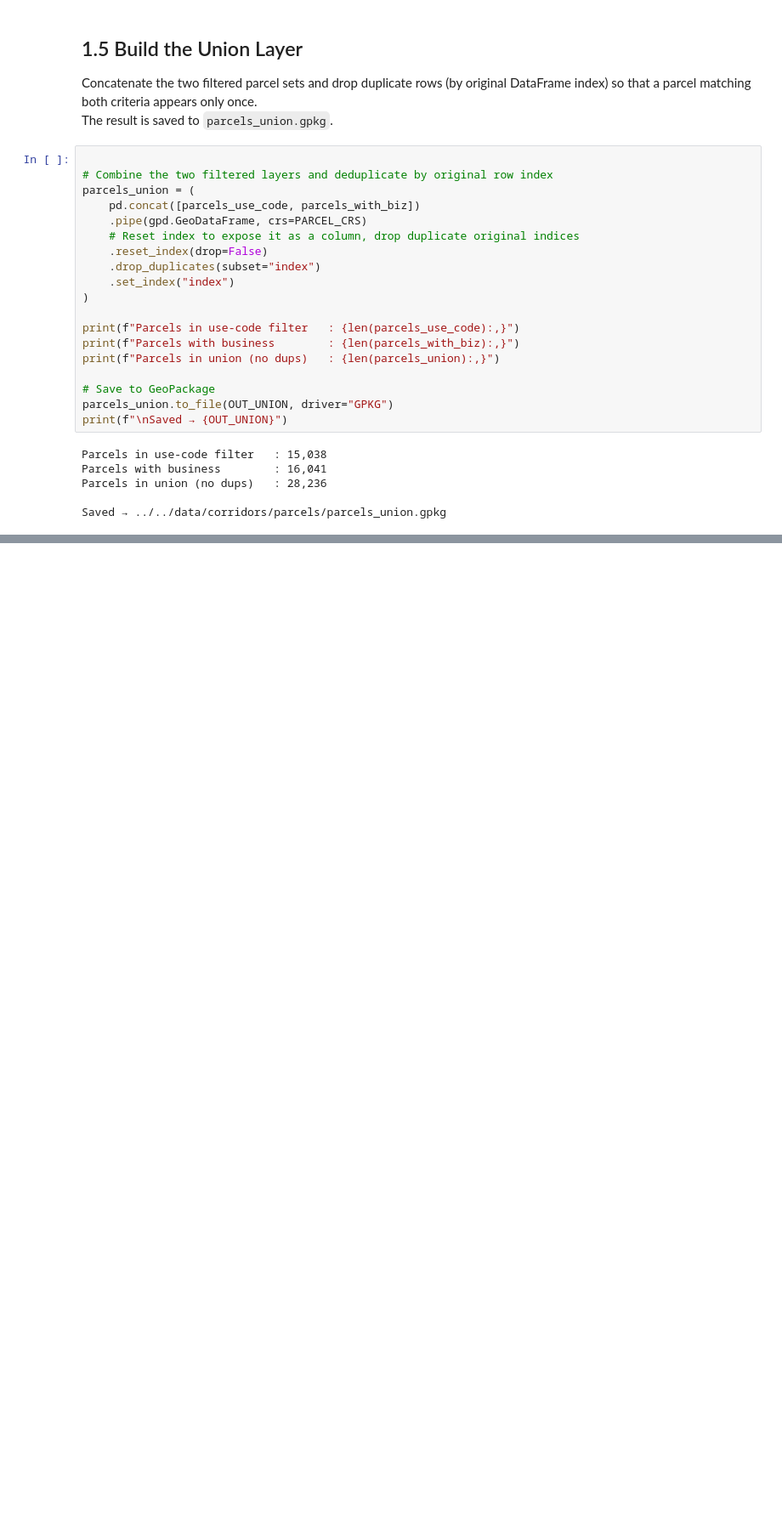
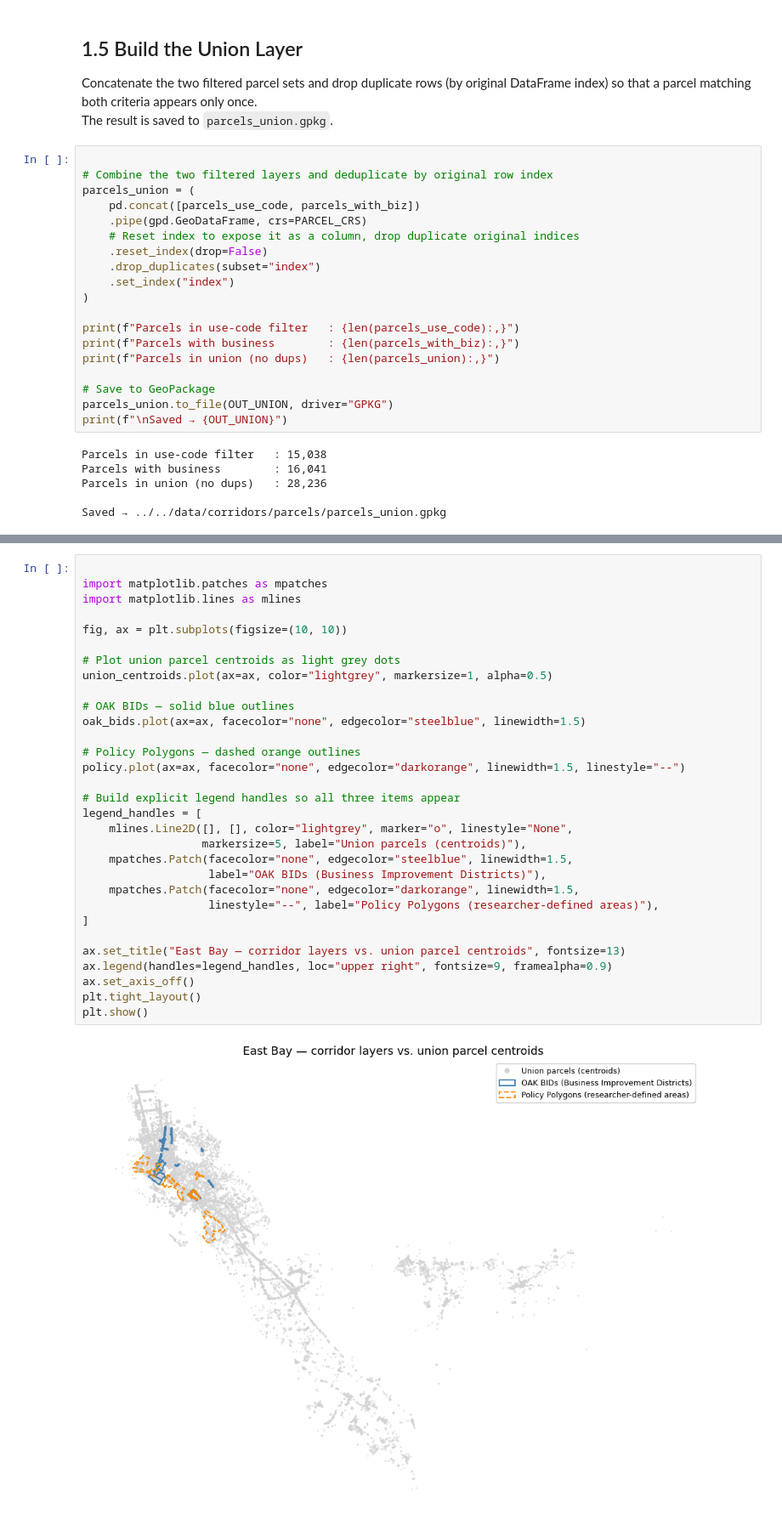
Before and after one commit to schoolofcities/eddit-east-bay, a Jupyter notebook: analysis/prelim/identify_prelim_corridors_parcels.ipynb, the cells around one changed output, grey strips where cells are left out. Shown at 85% size. Drawn from its saved outputs; the diff is of its cells as text; blank space fills up the shorter version.

```diff
--- a/analysis/prelim/identify_prelim_corridors_parcels.ipynb
+++ b/analysis/prelim/identify_prelim_corridors_parcels.ipynb
@@ -204,0 +388,33 @@ Saved → ../../data/corridors/parcels/parcels_union.gpkg
+# %%
+
+import matplotlib.patches as mpatches
+import matplotlib.lines as mlines
+
+fig, ax = plt.subplots(figsize=(10, 10))
+
+# Plot union parcel centroids as light grey dots
+union_centroids.plot(ax=ax, color="lightgrey", markersize=1, alpha=0.5)
+
+# OAK BIDs — solid blue outlines
+oak_bids.plot(ax=ax, facecolor="none", edgecolor="steelblue", linewidth=1.5)
+
+# Policy Polygons — dashed orange outlines
+policy.plot(ax=ax, facecolor="none", edgecolor="darkorange", linewidth=1.5, linestyle="--")
+
+# Build explicit legend handles so all three items appear
+legend_handles = [
+    mlines.Line2D([], [], color="lightgrey", marker="o", linestyle="None",
+                  markersize=5, label="Union parcels (centroids)"),
+    mpatches.Patch(facecolor="none", edgecolor="steelblue", linewidth=1.5,
+                   label="OAK BIDs (Business Improvement Districts)"),
+    mpatches.Patch(facecolor="none", edgecolor="darkorange", linewidth=1.5,
+                   linestyle="--", label="Policy Polygons (researcher-defined areas)"),
+]
+
+ax.set_title("East Bay — corridor layers vs. union parcel centroids", fontsize=13)
+ax.legend(handles=legend_handles, loc="upper right", fontsize=9, framealpha=0.9)
+ax.set_axis_off()
+plt.tight_layout()
+plt.show()
+# %% [output]
+[figure, added]
```
Also changed, not shown: parts of 12 cells of this notebook.
